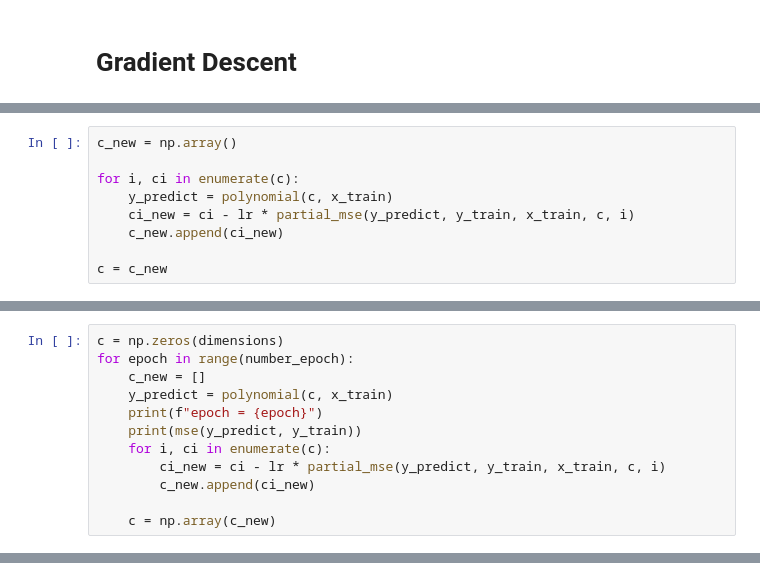
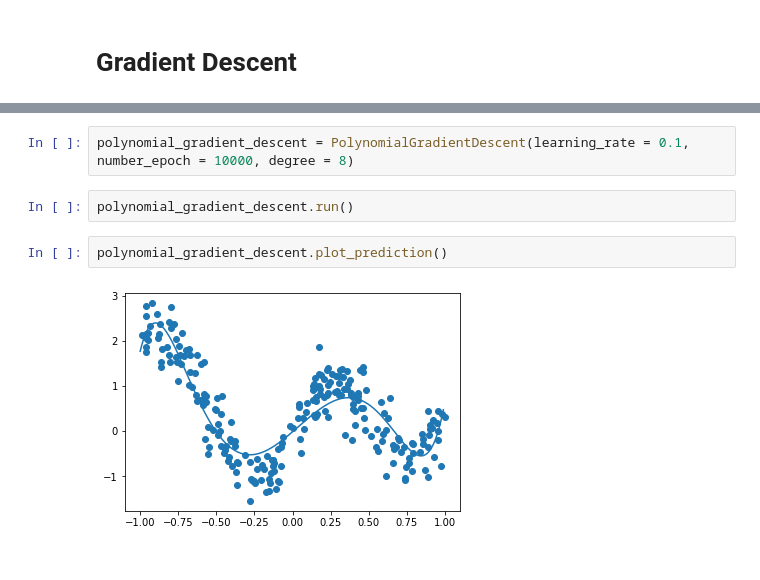
Before and after one commit to AUT-Student/ML-HW1, a Jupyter notebook: Code1/code1.ipynb, the cells around one changed output, grey strips where cells are left out. Saved outputs shown, nothing was run; the diff lists cells and outputs as text.

Commit message:
Create class PolynomialGradientDescent form cell codes

```diff
--- a/Code1/code1.ipynb
+++ b/Code1/code1.ipynb
@@ -98,9 +67,0 @@ def partial_mse(y_predict, y_train, x_train, c, dimension):
-# %%
-c_new = np.array()
-
-for i, ci in enumerate(c):
-    y_predict = polynomial(c, x_train)
-    ci_new = ci - lr * partial_mse(y_predict, y_train, x_train, c, i)
-    c_new.append(ci_new)
-
-c = c_new
@@ -111,12 +67,0 @@ array([0., 0., 0., 0., 0.])
-# %%
-c = np.zeros(dimensions)
-for epoch in range(number_epoch):
-    c_new = []
-    y_predict = polynomial(c, x_train)
-    print(f"epoch = {epoch}")
-    print(mse(y_predict, y_train))
-    for i, ci in enumerate(c):
-        ci_new = ci - lr * partial_mse(y_predict, y_train, x_train, c, i)
-        c_new.append(ci_new)
-
-    c = np.array(c_new)
@@ -144,0 +124,8 @@ array([    0, 44790, 44790])
+# %%
+polynomial_gradient_descent = PolynomialGradientDescent(learning_rate = 0.1, number_epoch = 10000, degree = 8)
+# %%
+polynomial_gradient_descent.run()
+# %%
+polynomial_gradient_descent.plot_prediction()
+# %% [output]
+[figure, added]
```
Also changed, not shown: parts of 11 cells of this notebook.
